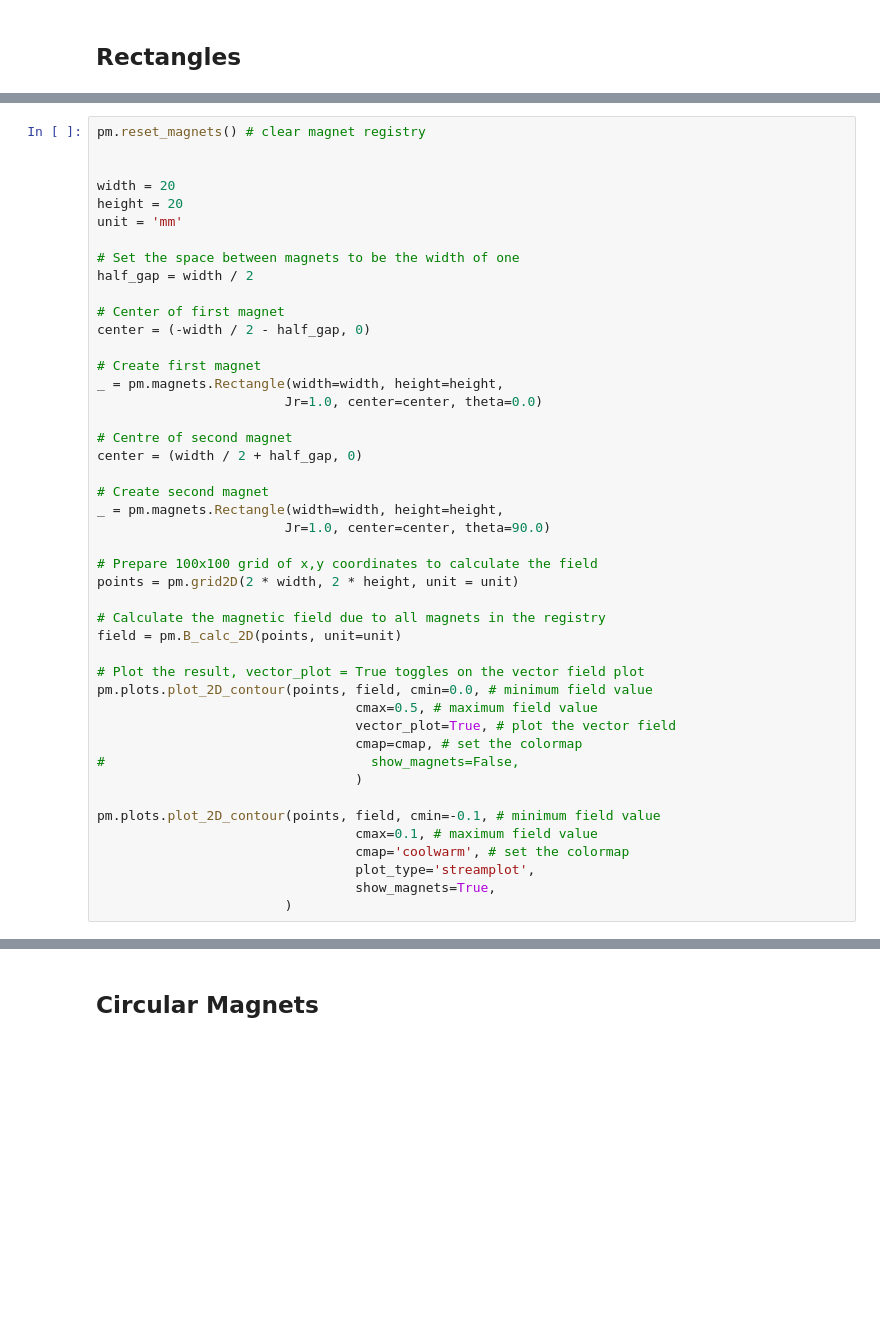
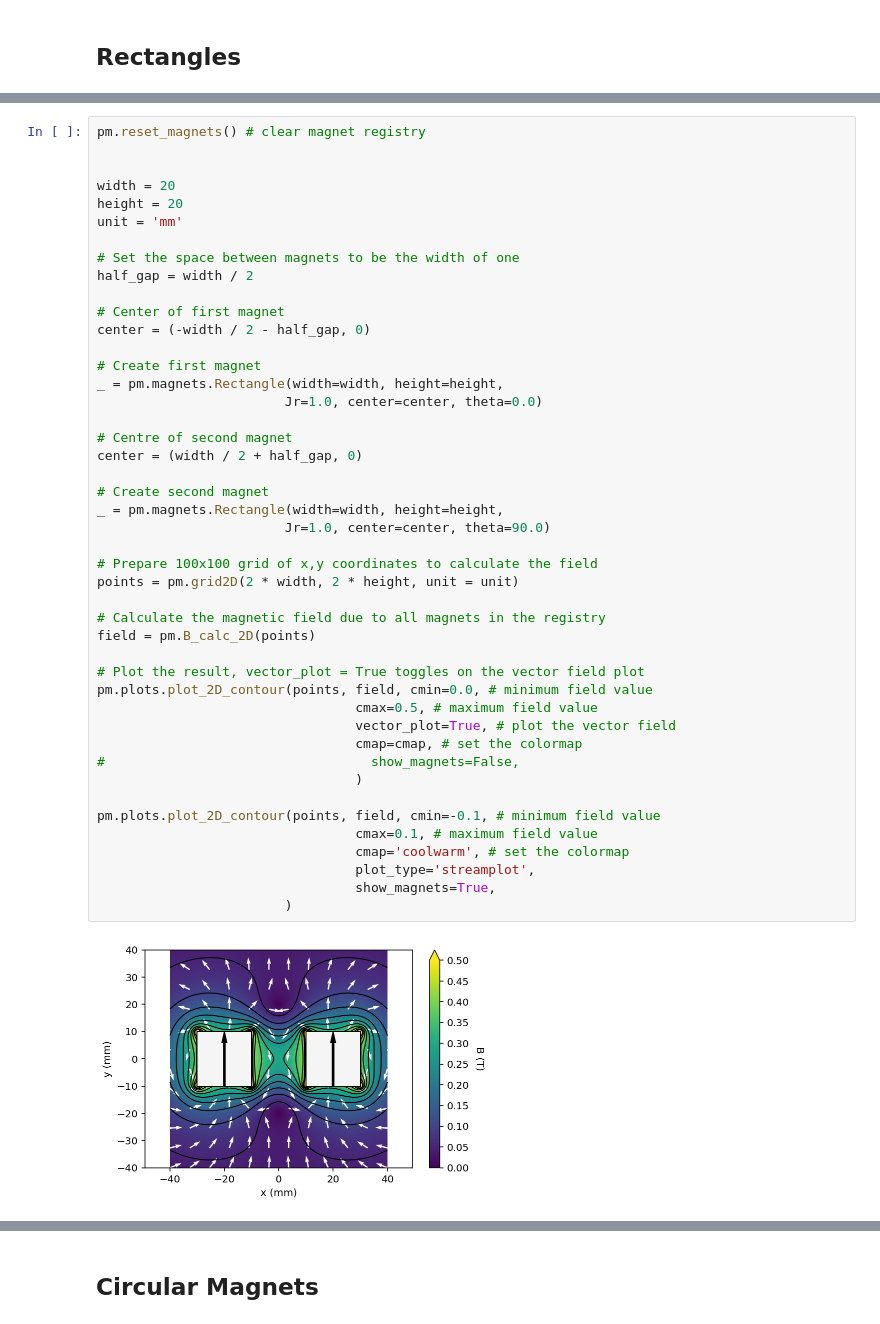
Before and after one commit to pdunne/pymagnet, a Jupyter notebook: examples/2D Examples.ipynb, the cells around one changed output, grey strips where cells are left out. Cells and saved outputs as stored; diff of their text form; blank space fills up the shorter version.

```diff
--- a/examples/2D Examples.ipynb
+++ b/examples/2D Examples.ipynb
@@ -57,31 +68,33 @@ center = (-width / 2 - half_gap, 0)
 # Create first magnet
 _ = pm.magnets.Rectangle(width=width, height=height,
                         Jr=1.0, center=center, theta=0.0)
 
 # Centre of second magnet
 center = (width / 2 + half_gap, 0)
 
 # Create second magnet
 _ = pm.magnets.Rectangle(width=width, height=height,
                         Jr=1.0, center=center, theta=90.0)
 
 # Prepare 100x100 grid of x,y coordinates to calculate the field
 points = pm.grid2D(2 * width, 2 * height, unit = unit)
 
 # Calculate the magnetic field due to all magnets in the registry
-field = pm.B_calc_2D(points, unit=unit)
+field = pm.B_calc_2D(points)
 
 # Plot the result, vector_plot = True toggles on the vector field plot
 pm.plots.plot_2D_contour(points, field, cmin=0.0, # minimum field value
                                  cmax=0.5, # maximum field value
                                  vector_plot=True, # plot the vector field
                                  cmap=cmap, # set the colormap
 #                                  show_magnets=False,
                                  )
 
 pm.plots.plot_2D_contour(points, field, cmin=-0.1, # minimum field value
                                  cmax=0.1, # maximum field value
                                  cmap='coolwarm', # set the colormap
                                  plot_type='streamplot',
                                  show_magnets=True,
                         )
+# %% [output]
+[figure, added]
```
Also changed, not shown: parts of 8 cells of this notebook, 23 other files.
